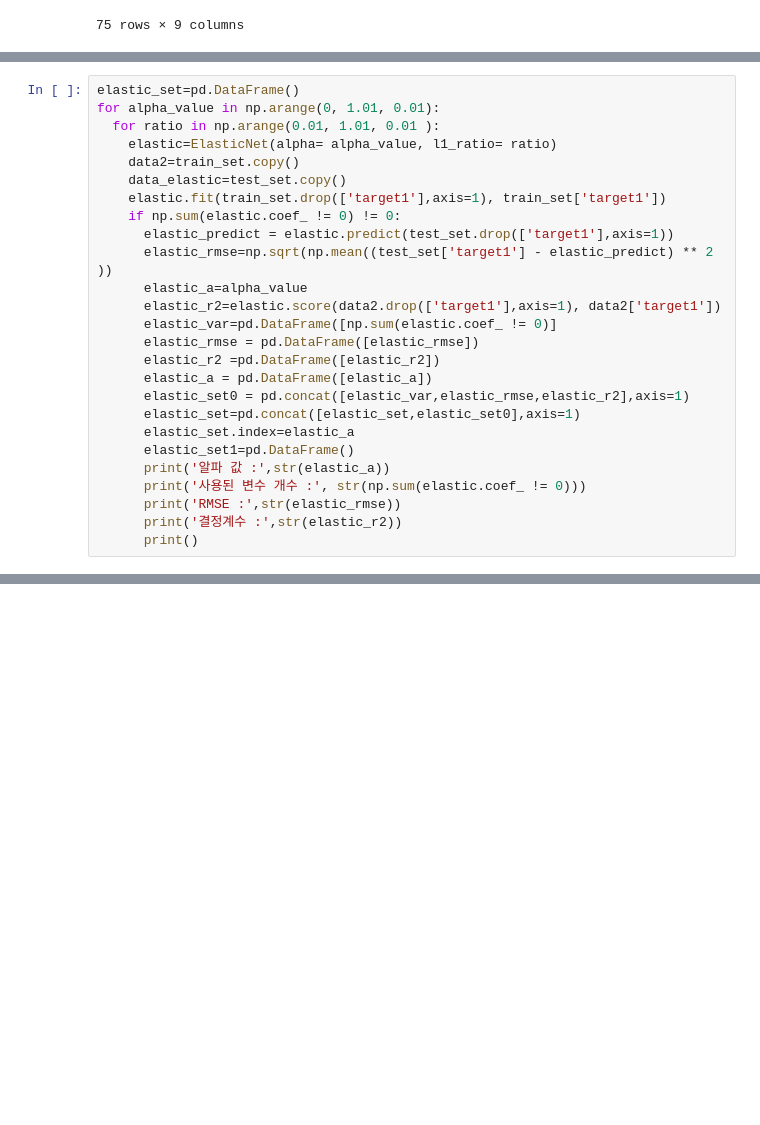
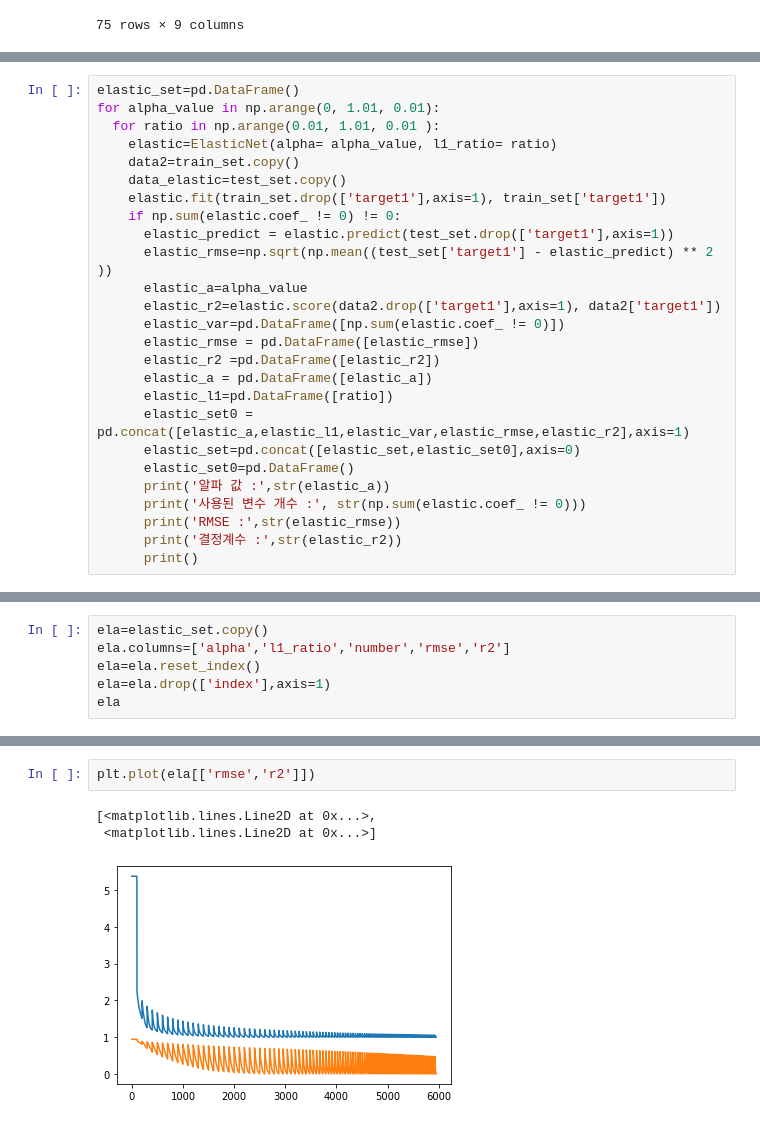
Before and after one commit to Ash-Stat/An-Si-Hyun, a Jupyter notebook: 데마실습과제1주차.ipynb, the cells around one changed output, grey strips where cells are left out. Cells and saved outputs as stored; diff of their text form; blank space fills up the shorter version.

```diff
--- a/데마실습과제1주차.ipynb
+++ b/데마실습과제1주차.ipynb
@@ -398,14 +412,14 @@ for alpha_value in np.arange(0, 1.01, 0.01):
       elastic_rmse=np.sqrt(np.mean((test_set['target1'] - elastic_predict) ** 2 ))
       elastic_a=alpha_value
       elastic_r2=elastic.score(data2.drop(['target1'],axis=1), data2['target1'])
-      elastic_var=pd.DataFrame([np.sum(elastic.coef_ != 0)]
+      elastic_var=pd.DataFrame([np.sum(elastic.coef_ != 0)])
       elastic_rmse = pd.DataFrame([elastic_rmse])
       elastic_r2 =pd.DataFrame([elastic_r2])
       elastic_a = pd.DataFrame([elastic_a])
-      elastic_set0 = pd.concat([elastic_var,elastic_rmse,elastic_r2],axis=1)
-      elastic_set=pd.concat([elastic_set,elastic_set0],axis=1)
-      elastic_set.index=elastic_a
-      elastic_set1=pd.DataFrame()
+      elastic_l1=pd.DataFrame([ratio])
+      elastic_set0 = pd.concat([elastic_a,elastic_l1,elastic_var,elastic_rmse,elastic_r2],axis=1)
+      elastic_set=pd.concat([elastic_set,elastic_set0],axis=0)
+      elastic_set0=pd.DataFrame()
       print('알파 값 :',str(elastic_a))
       print('사용된 변수 개수 :', str(np.sum(elastic.coef_ != 0)))
       print('RMSE :',str(elastic_rmse))
@@ -415,0 +613,6 @@ SyntaxError: ignored
+# %%
+ela=elastic_set.copy()
+ela.columns=['alpha','l1_ratio','number','rmse','r2']
+ela=ela.reset_index()
+ela=ela.drop(['index'],axis=1)
+ela
@@ -415,0 +640,6 @@ SyntaxError: ignored
+# %%
+plt.plot(ela[['rmse','r2']])
+# %% [output]
+[<matplotlib.lines.Line2D at 0x...>,
+ <matplotlib.lines.Line2D at 0x...>]
+[figure, added]
```
Also changed, not shown: parts of 19 cells of this notebook.
